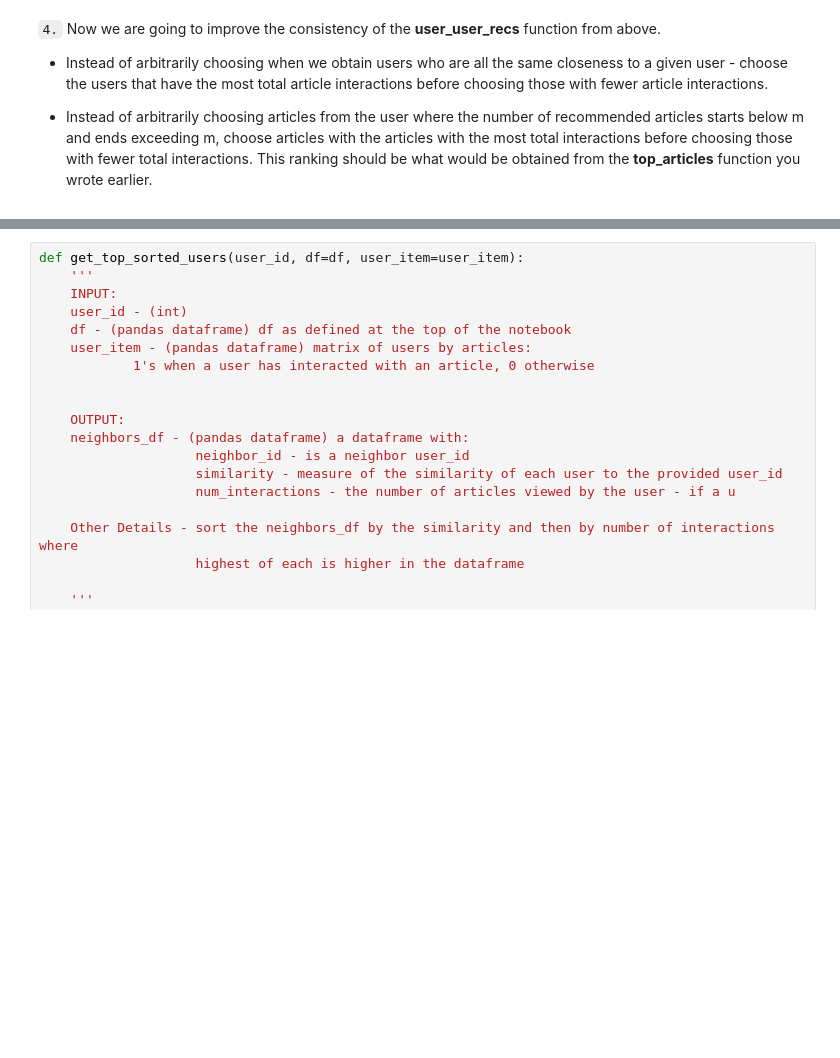
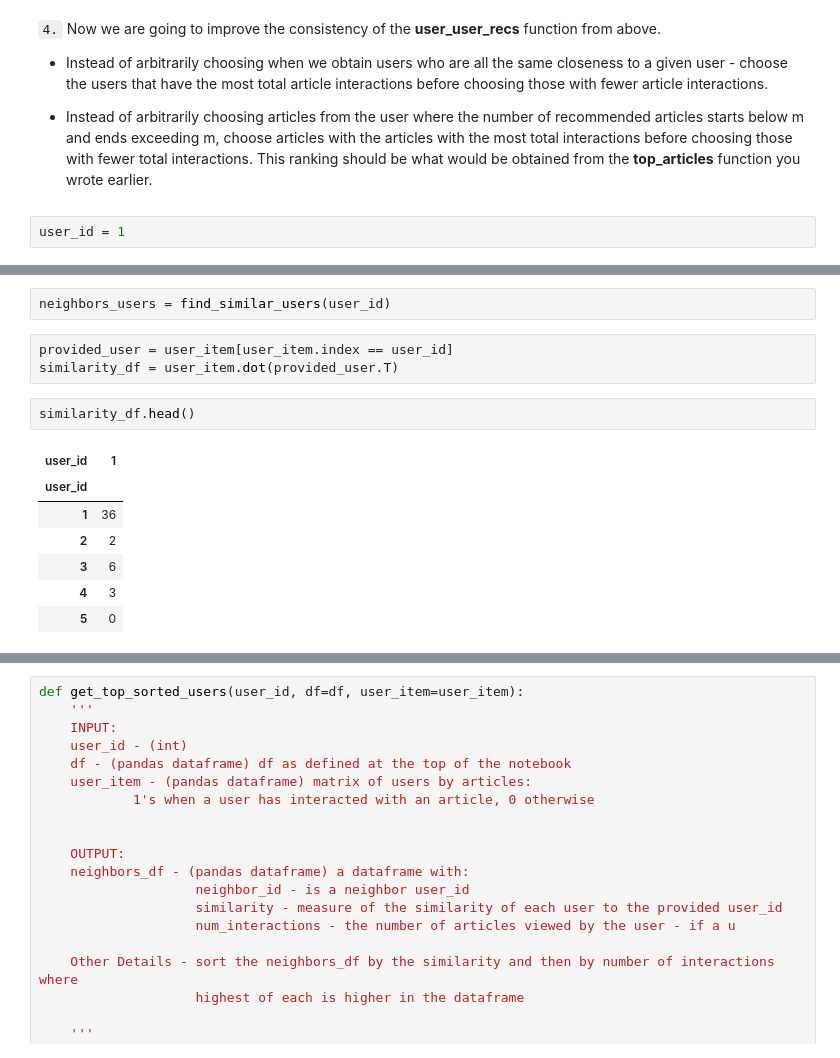
Before and after one commit to mahinourezzeldinne/Data-Scientist-Nanodegree, a Jupyter notebook: Recommendations_with_IBM.ipynb, the cells around one changed output, grey strips where cells are left out. Drawn from its saved outputs; the diff is of its cells as text; blank space fills up the shorter version.

```diff
--- a/Recommendations_with_IBM.ipynb
+++ b/Recommendations_with_IBM.ipynb
@@ -507,3 +550,5 @@ If this is all you see, you passed all of our tests!  Nice job!
 
 
 * Instead of arbitrarily choosing articles from the user where the number of recommended articles starts below m and ends exceeding m, choose articles with the articles with the most total interactions before choosing those with fewer total interactions. This ranking should be  what would be obtained from the **top_articles** function you wrote earlier.
+# %%
+user_id = 1
@@ -509,0 +575,15 @@ If this is all you see, you passed all of our tests!  Nice job!
+# %%
+neighbors_users = find_similar_users(user_id)
+# %%
+provided_user = user_item[user_item.index == user_id]
+similarity_df = user_item.dot(provided_user.T)
+# %%
+similarity_df.head()
+# %% [output]
+| user_id | 1 |
+| user_id |  |
+| 1 | 36 |
+| 2 | 2 |
+| 3 | 6 |
+| 4 | 3 |
+| 5 | 0 |
```
Also changed, not shown: parts of 10 cells of this notebook.
